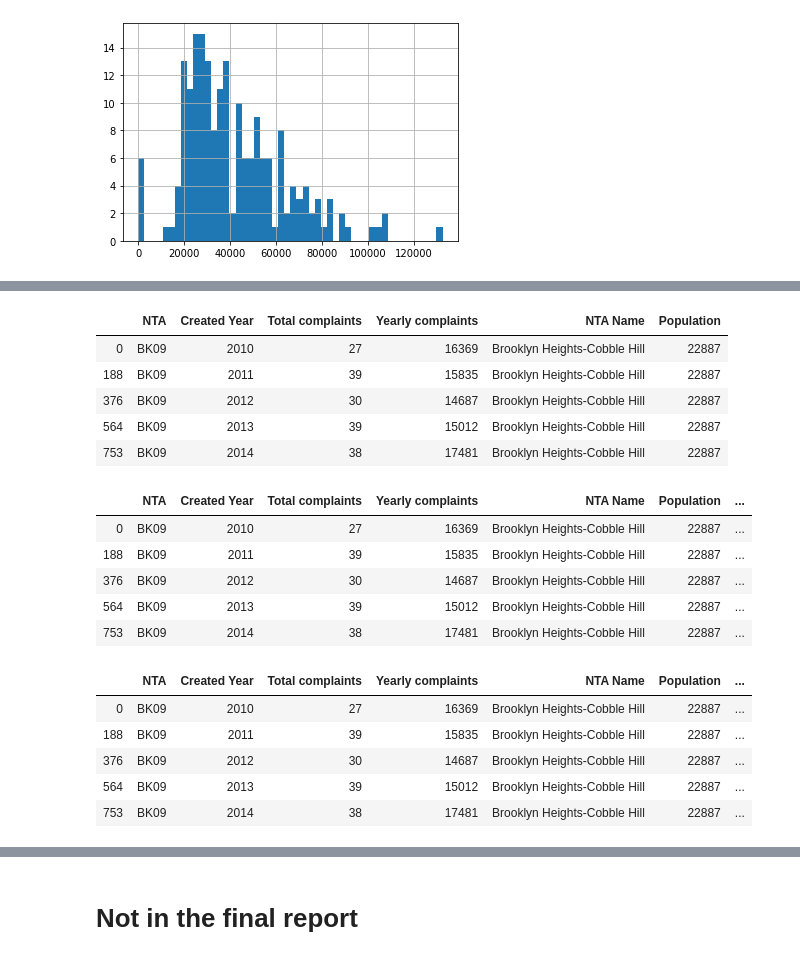
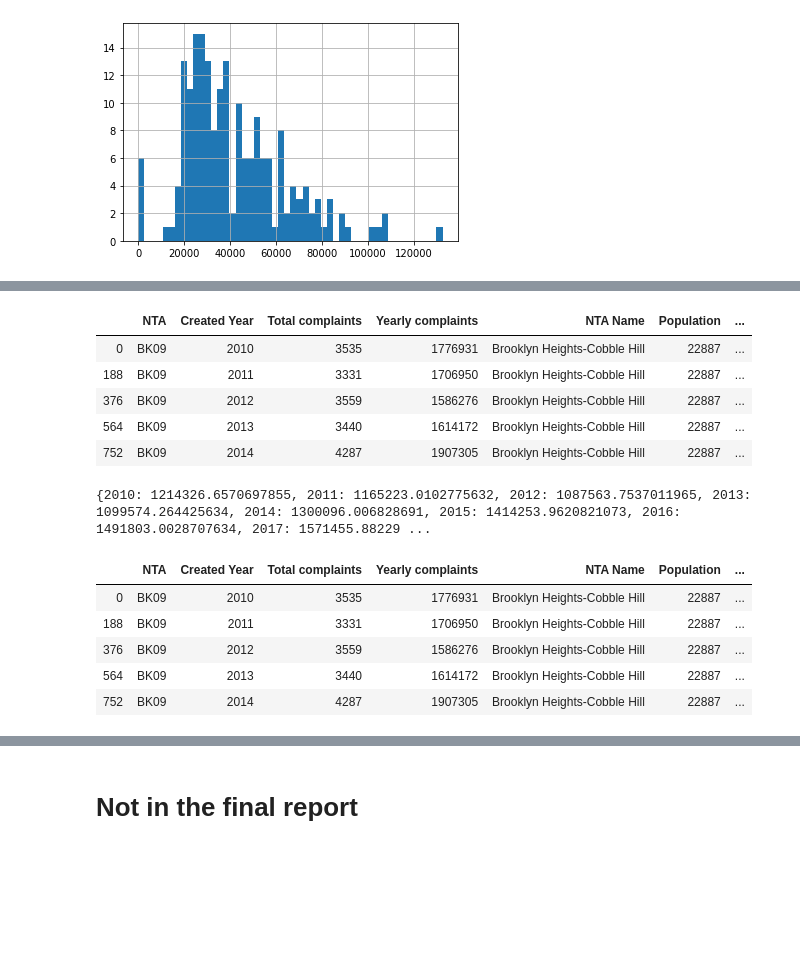
Before and after one commit to Battleman/Squada, a Jupyter notebook: ranking_ntas.ipynb, the cells around one changed output, grey strips where cells are left out. Saved outputs shown, nothing was run; the diff lists cells and outputs as text; code cells hidden in the pictures; blank space fills up the shorter version.

```diff
--- a/ranking_ntas.ipynb
+++ b/ranking_ntas.ipynb
@@ -21,6 +104,7 @@ nta_path = "data/Neighborhood Tabulation Areas.geojson"
 nta_population_path = "data/New_York_City_Population_By_Neighborhood_Tabulation_Areas.csv"
 # %%
 df_311 = pd.read_pickle(cleaned_311_path)
+df_311["Complaint Type Class"] = df_311["Complaint Type Class"].astype("category")
 df_311.head()
 # %% [output]
 |  | Created Date | Closed Date | Agency | Agency Name | Complaint Type | Latitude | Longitude | ... |
@@ -61,3 +135,5 @@ ax.set_ylabel("Year");
 # %%
-yearly_complaints = yearly_complaints.reset_index().rename(columns={"Created Date": "Yearly complaints"})
-yearly_complaints.head()
+yearly_complaints = df_311.groupby("Created Year") \
+                          .count()["Created Date"] \
+                          .reset_index() \
+                          .rename(columns={"Created Date": "Yearly complaints"})
@@ -122,5 +178,5 @@ nta_pop_df[nta_pop_df.Population > 10000]
 # %%
-invalid_ntas = nta_pop_df[nta_pop_df.Population < 10000].index.tolist()
+invalid_ntas = nta_pop_df[nta_pop_df.Population < 12000].index.tolist()
 # %%
 invalid_ntas
 # %% [output]
@@ -219,30 +243,33 @@ nta_yearly_complaints = nta_yearly_complaints.merge(nta_pop_df, left_on="NTA", r
-# %%
-nta_yearly_complaints.head()
-# %% [output]
-|  | NTA | Created Year | Total complaints | Yearly complaints | NTA Name | Population |
-| 0 | BK09 | 2010 | 27 | 16369 | Brooklyn Heights-Cobble Hill | 22887 |
-| 188 | BK09 | 2011 | 39 | 15835 | Brooklyn Heights-Cobble Hill | 22887 |
-| 376 | BK09 | 2012 | 30 | 14687 | Brooklyn Heights-Cobble Hill | 22887 |
-| 564 | BK09 | 2013 | 39 | 15012 | Brooklyn Heights-Cobble Hill | 22887 |
-| 753 | BK09 | 2014 | 38 | 17481 | Brooklyn Heights-Cobble Hill | 22887 |
 # %%
 nta_yearly_complaints["Complaints per 30k capita"] = 30000 * nta_yearly_complaints["Total complaints"] / nta_yearly_complaints["Population"]
 nta_yearly_complaints.head()
 # %% [output]
 |  | NTA | Created Year | Total complaints | Yearly complaints | NTA Name | Population | ... |
-| 0 | BK09 | 2010 | 27 | 16369 | Brooklyn Heights-Cobble Hill | 22887 | ... |
-| 188 | BK09 | 2011 | 39 | 15835 | Brooklyn Heights-Cobble Hill | 22887 | ... |
-| 376 | BK09 | 2012 | 30 | 14687 | Brooklyn Heights-Cobble Hill | 22887 | ... |
-| 564 | BK09 | 2013 | 39 | 15012 | Brooklyn Heights-Cobble Hill | 22887 | ... |
-| 753 | BK09 | 2014 | 38 | 17481 | Brooklyn Heights-Cobble Hill | 22887 | ... |
+| 0 | BK09 | 2010 | 3535 | 1776931 | Brooklyn Heights-Cobble Hill | 22887 | ... |
+| 188 | BK09 | 2011 | 3331 | 1706950 | Brooklyn Heights-Cobble Hill | 22887 | ... |
+| 376 | BK09 | 2012 | 3559 | 1586276 | Brooklyn Heights-Cobble Hill | 22887 | ... |
+| 564 | BK09 | 2013 | 3440 | 1614172 | Brooklyn Heights-Cobble Hill | 22887 | ... |
+| 752 | BK09 | 2014 | 4287 | 1907305 | Brooklyn Heights-Cobble Hill | 22887 | ... |
+# %%
+years = nta_yearly_complaints["Created Year"].unique().tolist()
+complaints_per_capita_sum = {}
+for year in years:
+    yearly_complaints = nta_yearly_complaints[nta_yearly_complaints["Created Year"] == year]
+    complaints_per_capita_sum[year] = yearly_complaints["Complaints per 30k capita"].sum()
+
+print(complaints_per_capita_sum)
+# %% [output]
+{2010: 1214326.6570697855, 2011: 1165223.0102775632, 2012: 1087563.7537011965, 2013: 1099574.264425634, 2014: 1300096.006828691, 2015: 1414253.9620821073, 2016: 1491803.0028707634, 2017: 1571455.88229 ...
 # %%
-nta_yearly_complaints["Fraction of yearly complaints per 30k capita"] = 100 * nta_yearly_complaints["Complaints per 30k capita"] / nta_yearly_complaints["Yearly complaints"]
+nta_yearly_complaints["Complaints per 30k capita"] = 30000 * nta_yearly_complaints["Total complaints"] / nta_yearly_complaints["Population"]
+nta_yearly_complaints["Fraction of yearly complaints per 30k capita"] = 100 * nta_yearly_complaints.apply(lambda r: r["Complaints per 30k capita"] / complaints_per_capita_sum[r["Created Year"]], axis=1)
+nta_yearly_complaints.sort_values("Fraction of yearly complaints per 30k capita", ascending=False)
 nta_yearly_complaints.head()
 # %% [output]
 |  | NTA | Created Year | Total complaints | Yearly complaints | NTA Name | Population | ... |
-| 0 | BK09 | 2010 | 27 | 16369 | Brooklyn Heights-Cobble Hill | 22887 | ... |
-| 188 | BK09 | 2011 | 39 | 15835 | Brooklyn Heights-Cobble Hill | 22887 | ... |
-| 376 | BK09 | 2012 | 30 | 14687 | Brooklyn Heights-Cobble Hill | 22887 | ... |
-| 564 | BK09 | 2013 | 39 | 15012 | Brooklyn Heights-Cobble Hill | 22887 | ... |
-| 753 | BK09 | 2014 | 38 | 17481 | Brooklyn Heights-Cobble Hill | 22887 | ... |
+| 0 | BK09 | 2010 | 3535 | 1776931 | Brooklyn Heights-Cobble Hill | 22887 | ... |
+| 188 | BK09 | 2011 | 3331 | 1706950 | Brooklyn Heights-Cobble Hill | 22887 | ... |
+| 376 | BK09 | 2012 | 3559 | 1586276 | Brooklyn Heights-Cobble Hill | 22887 | ... |
+| 564 | BK09 | 2013 | 3440 | 1614172 | Brooklyn Heights-Cobble Hill | 22887 | ... |
+| 752 | BK09 | 2014 | 4287 | 1907305 | Brooklyn Heights-Cobble Hill | 22887 | ... |
 # %%
```
Also changed, not shown: parts of 60 cells of this notebook.
